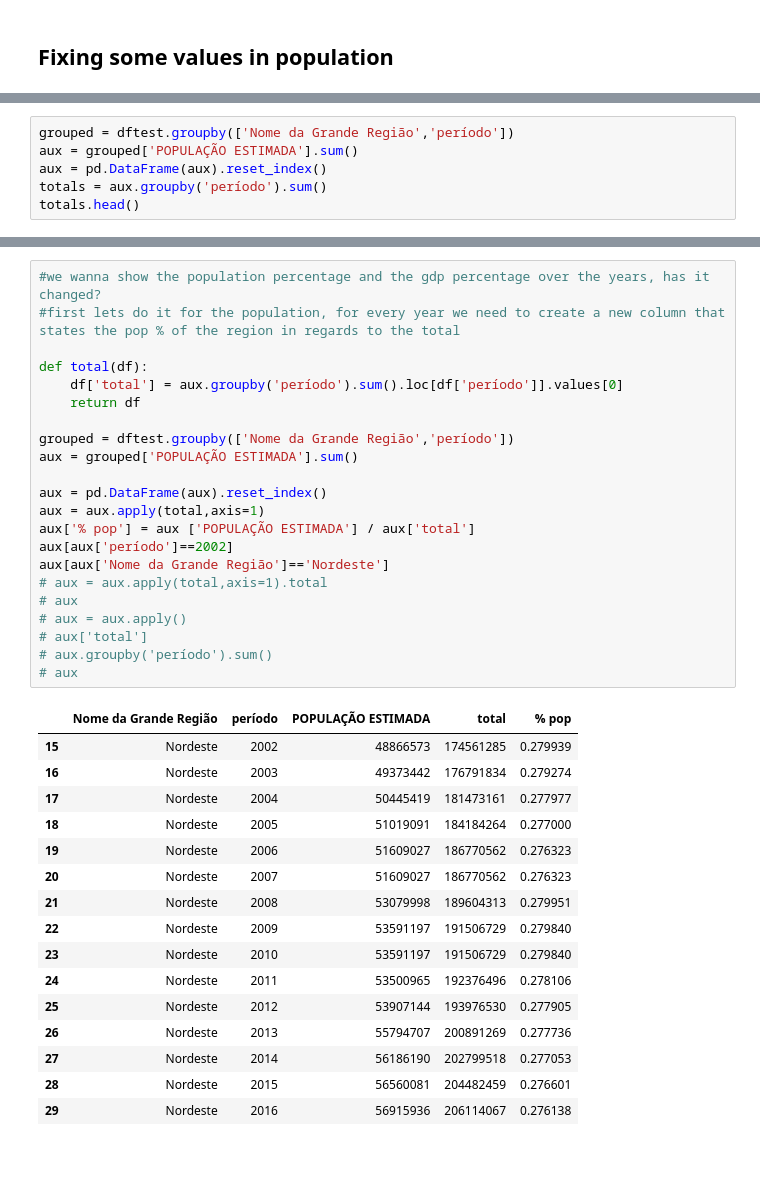
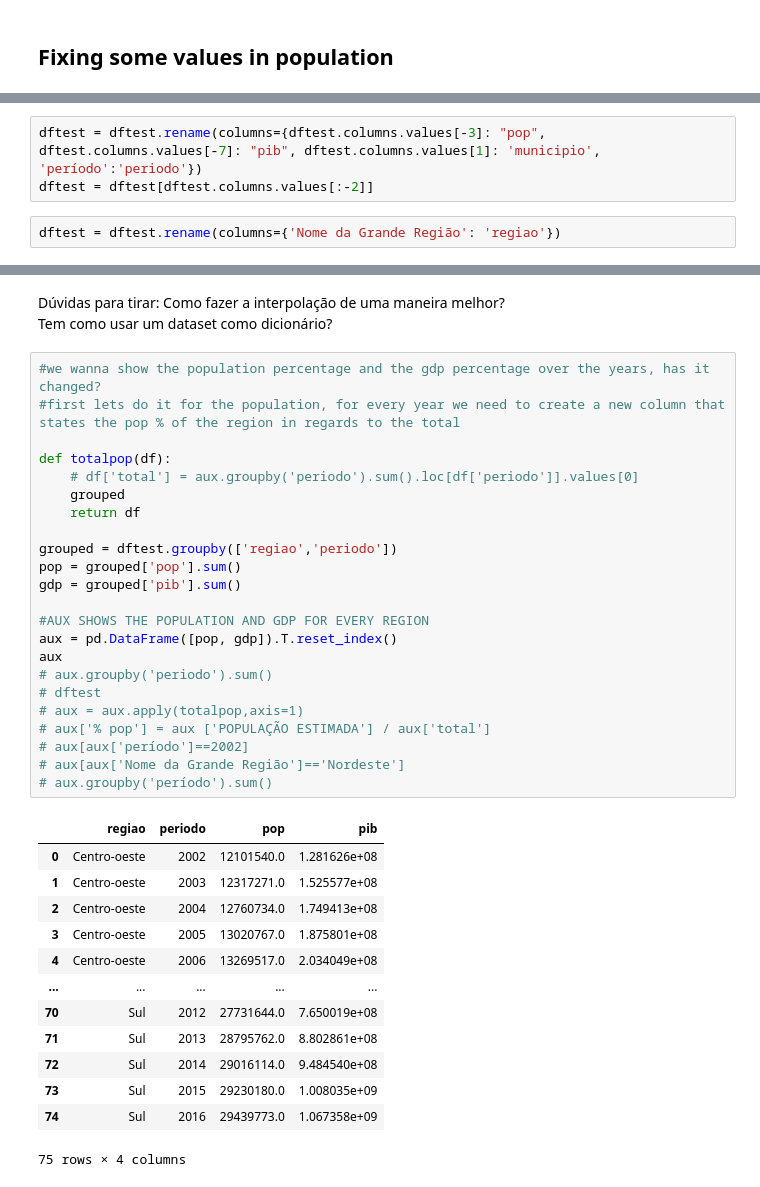
Before and after one commit to vgs2/Socioeconomic-analysis-of-the-brazilian-cities, a Jupyter notebook: projeto.ipynb, the cells around one changed output, grey strips where cells are left out. Drawn from its saved outputs; the diff is of its cells as text; blank space fills up the shorter version.

```diff
--- a/projeto.ipynb
+++ b/projeto.ipynb
@@ -262,0 +265,5 @@ Name: POPULAÇÃO ESTIMADA, dtype: int64
+# %%
+dftest = dftest.rename(columns={dftest.columns.values[-3]: "pop", dftest.columns.values[-7]: "pib", dftest.columns.values[1]: 'municipio', 'período':'periodo'})
+dftest = dftest[dftest.columns.values[:-2]]
+# %%
+dftest = dftest.rename(columns={'Nome da Grande Região': 'regiao'})
@@ -281,6 +282,0 @@ dftest
-# %%
-grouped = dftest.groupby(['Nome da Grande Região','período'])
-aux = grouped['POPULAÇÃO ESTIMADA'].sum()
-aux = pd.DataFrame(aux).reset_index()
-totals = aux.groupby('período').sum()
-totals.head()
@@ -295,42 +283,44 @@ totals.head()
+# %% [markdown]
+Dúvidas para tirar:
+Como fazer a interpolação de uma maneira melhor?
+Tem como usar um dataset como dicionário?
 # %%
 #we wanna show the population percentage and the gdp percentage over the years, has it changed?
 #first lets do it for the population, for every year we need to create a new column that states the pop % of the region in regards to the total
 
-def total(df):
-    df['total'] = aux.groupby('período').sum().loc[df['período']].values[0]
+def totalpop(df):
+    # df['total'] = aux.groupby('periodo').sum().loc[df['periodo']].values[0]
+    grouped
     return df
 
-grouped = dftest.groupby(['Nome da Grande Região','período'])
-aux = grouped['POPULAÇÃO ESTIMADA'].sum()
+grouped = dftest.groupby(['regiao','periodo'])
+pop = grouped['pop'].sum()
+gdp = grouped['pib'].sum()
 
-aux = pd.DataFrame(aux).reset_index()
-aux = aux.apply(total,axis=1)
-aux['% pop'] = aux ['POPULAÇÃO ESTIMADA'] / aux['total']
-aux[aux['período']==2002]
-aux[aux['Nome da Grande Região']=='Nordeste']
-# aux = aux.apply(total,axis=1).total
-# aux
-# aux = aux.apply()
-# aux['total']
+#AUX SHOWS THE POPULATION AND GDP FOR EVERY REGION
+aux = pd.DataFrame([pop, gdp]).T.reset_index()
+aux
+# aux.groupby('periodo').sum()
+# dftest
+# aux = aux.apply(totalpop,axis=1)
+# aux['% pop'] = aux ['POPULAÇÃO ESTIMADA'] / aux['total']
+# aux[aux['período']==2002]
+# aux[aux['Nome da Grande Região']=='Nordeste']
 # aux.groupby('período').sum()
-# aux
 # %% [output]
-|  | Nome da Grande Região | período | POPULAÇÃO ESTIMADA | total | % pop |
-| 15 | Nordeste | 2002 | 48866573 | 174561285 | 0.279939 |
-| 16 | Nordeste | 2003 | 49373442 | 176791834 | 0.279274 |
-| 17 | Nordeste | 2004 | 50445419 | 181473161 | 0.277977 |
-| 18 | Nordeste | 2005 | 51019091 | 184184264 | 0.277000 |
-| 19 | Nordeste | 2006 | 51609027 | 186770562 | 0.276323 |
-| 20 | Nordeste | 2007 | 51609027 | 186770562 | 0.276323 |
-| 21 | Nordeste | 2008 | 53079998 | 189604313 | 0.279951 |
-| 22 | Nordeste | 2009 | 53591197 | 191506729 | 0.279840 |
-| 23 | Nordeste | 2010 | 53591197 | 191506729 | 0.279840 |
-| 24 | Nordeste | 2011 | 53500965 | 192376496 | 0.278106 |
-| 25 | Nordeste | 2012 | 53907144 | 193976530 | 0.277905 |
-| 26 | Nordeste | 2013 | 55794707 | 200891269 | 0.277736 |
-| 27 | Nordeste | 2014 | 56186190 | 202799518 | 0.277053 |
-| 28 | Nordeste | 2015 | 56560081 | 204482459 | 0.276601 |
-| 29 | Nordeste | 2016 | 56915936 | 206114067 | 0.276138 |
+|  | regiao | periodo | pop | pib |
+| 0 | Centro-oeste | 2002 | 12101540.0 | 1.281626e+08 |
+| 1 | Centro-oeste | 2003 | 12317271.0 | 1.525577e+08 |
+| 2 | Centro-oeste | 2004 | 12760734.0 | 1.749413e+08 |
+| 3 | Centro-oeste | 2005 | 13020767.0 | 1.875801e+08 |
+| 4 | Centro-oeste | 2006 | 13269517.0 | 2.034049e+08 |
+| ... | ... | ... | ... | ... |
+| 70 | Sul | 2012 | 27731644.0 | 7.650019e+08 |
+| 71 | Sul | 2013 | 28795762.0 | 8.802861e+08 |
+| 72 | Sul | 2014 | 29016114.0 | 9.484540e+08 |
+| 73 | Sul | 2015 | 29230180.0 | 1.008035e+09 |
+| 74 | Sul | 2016 | 29439773.0 | 1.067358e+09 |
+75 rows × 4 columns
 # %%
 for region in aux['Nome da Grande Região'].unique():
     plt.plot(aux['período'].unique(),aux[aux['Nome da Grande Região']==region]['% pop'], marker='o')
```
Also changed, not shown: parts of 7 cells of this notebook.
